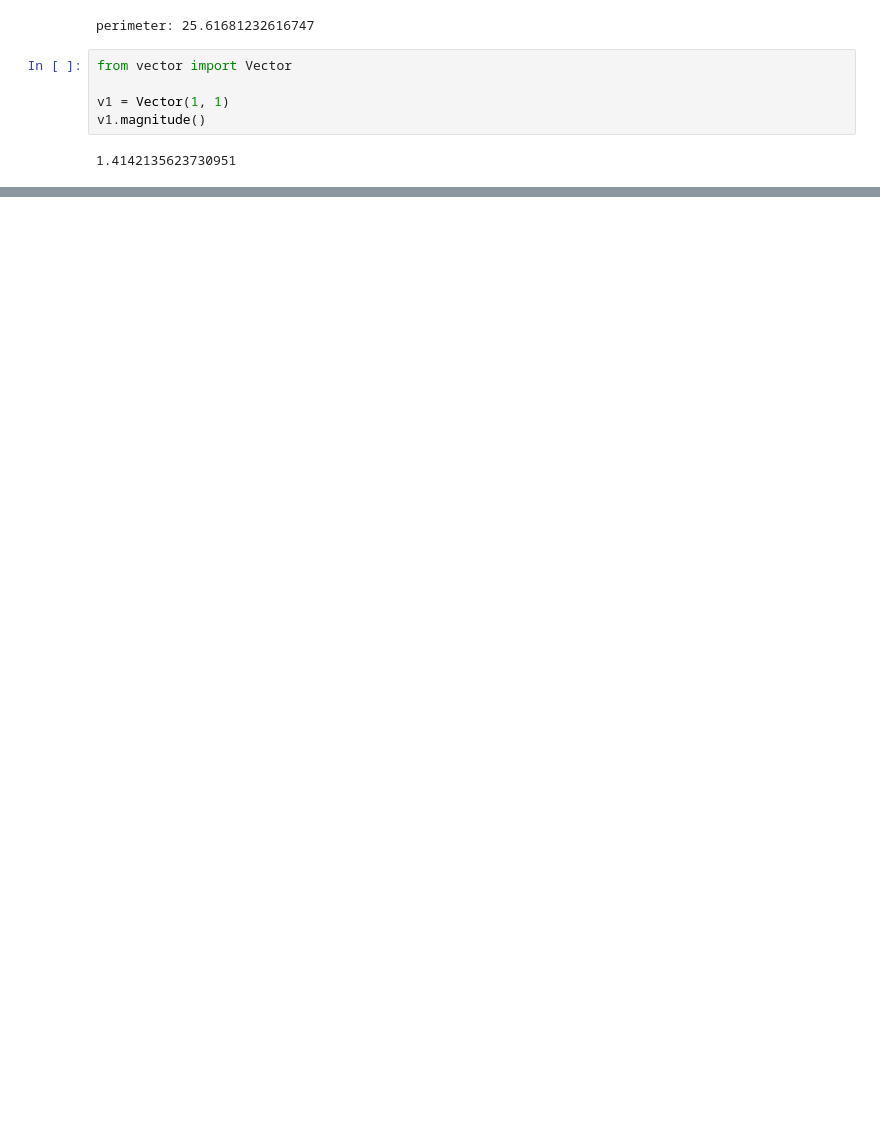
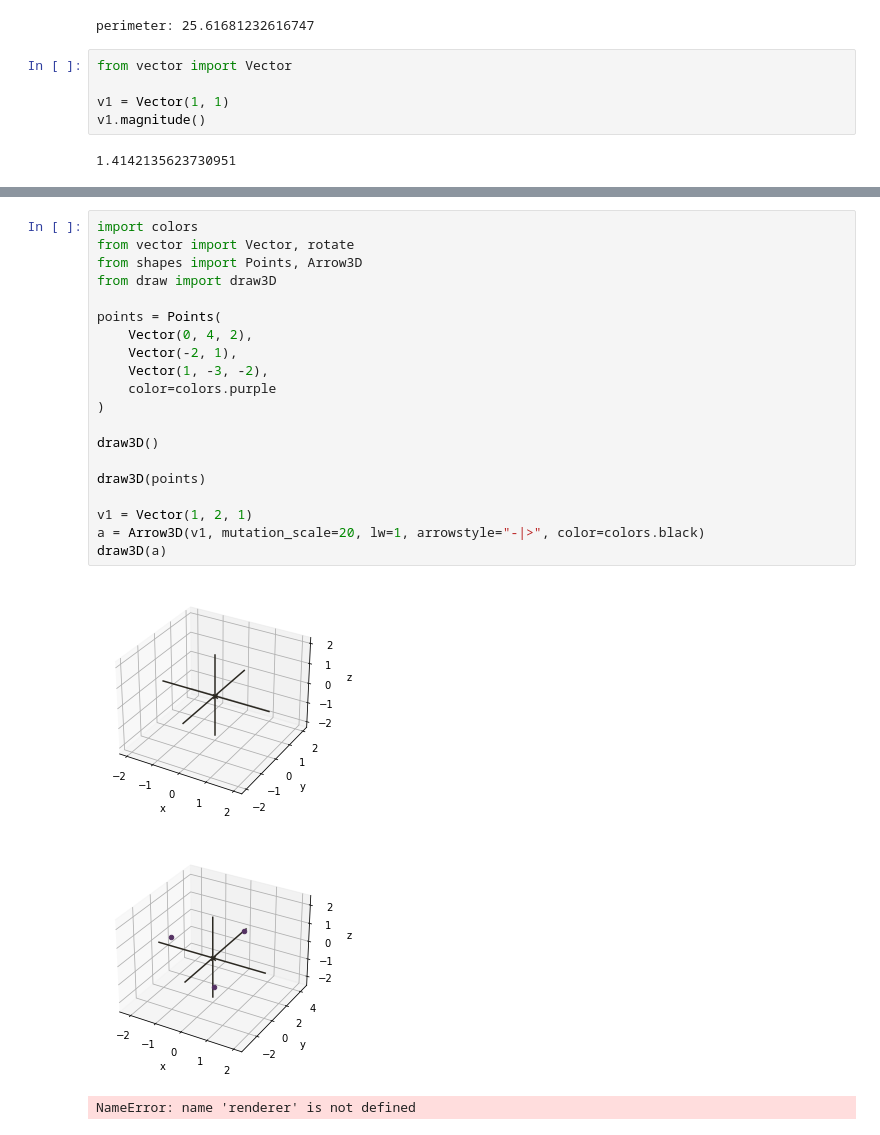
Before and after one commit to pmaterer/maths, a Jupyter notebook: vectors.ipynb, the cells around one changed output, grey strips where cells are left out. Saved outputs shown, nothing was run; the diff lists cells and outputs as text; blank space fills up the shorter version.

```diff
--- a/vectors.ipynb
+++ b/vectors.ipynb
@@ -200,0 +269,24 @@ $a · b = 66$
+# %%
+import colors
+from vector import Vector, rotate
+from shapes import Points, Arrow3D
+from draw import draw3D
+
+points = Points(
+    Vector(0, 4, 2),
+    Vector(-2, 1),
+    Vector(1, -3, -2),
+    color=colors.purple
+)
+
+draw3D()
+
+draw3D(points)
+
+v1 = Vector(1, 2, 1)
+a = Arrow3D(v1, mutation_scale=20, lw=1, arrowstyle="-|>", color=colors.black)
+draw3D(a)
+# %% [output]
+[figure, added]
+[figure, added]
+NameError: name 'renderer' is not defined
```
Also changed, not shown: parts of 13 cells of this notebook, 9 other files.
